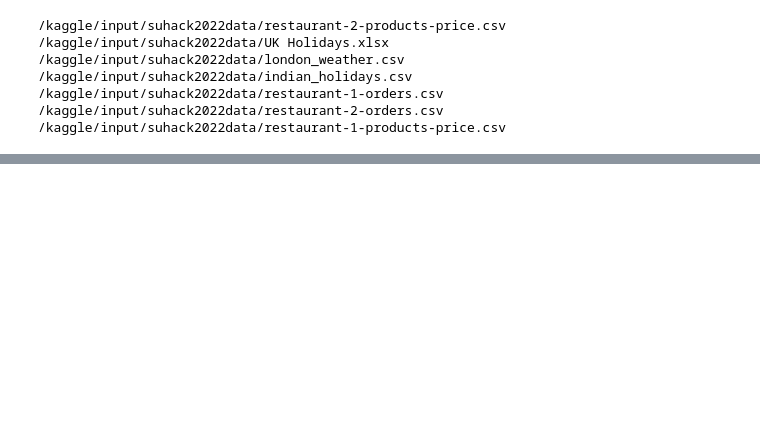
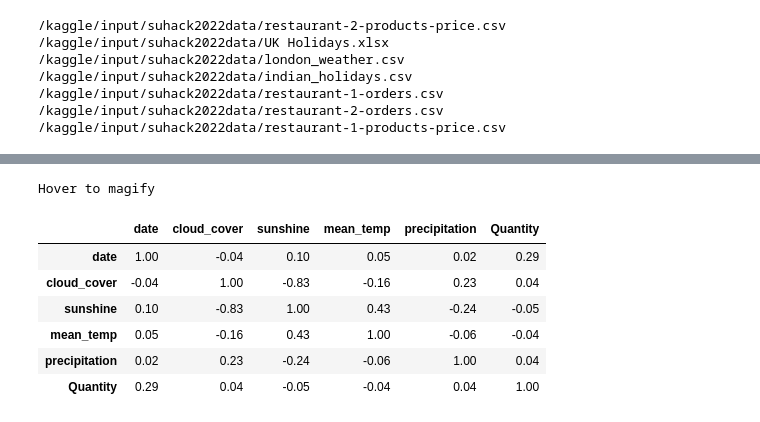
Before and after one commit to Rooitier/tenseandslow, a Jupyter notebook: 2022suhackathontenseandslow.ipynb, the cells around one changed output, grey strips where cells are left out. Cells and saved outputs as stored; diff of their text form; code cells hidden in the pictures; blank space fills up the shorter version.

```diff
--- a/2022suhackathontenseandslow.ipynb
+++ b/2022suhackathontenseandslow.ipynb
@@ -44,0 +122,52 @@ False
+# %%
+# Predict daily demand and then week demand, weather information and holidays (seasons)
+
+# Features: {Date, Cloud Cover, Sunshine, Mean Temp, Precipitation} and Ouput: Quantity
+rest1concat['date'] = rest1concat['date'].apply(lambda x: x.value)
+rest2concat['date'] = rest2concat['date'].apply(lambda x: x.value)
+
+rest1x = rest1concat[['date','cloud_cover','sunshine','mean_temp','precipitation','Quantity']]
+rest2x = rest2concat[['date','cloud_cover','sunshine','mean_temp','precipitation','Quantity']]
+# %%
+# Use correlation matrix to investigate elements
+
+def Correlation_Matrix(X,Y):
+
+    corrS = X.corr()
+    corrB = Y.corr()
+    cmap = cmap =sns.diverging_palette(5, 250, as_cmap=True)
+    def magnify():
+        return [dict(selector="th",
+                     props=[("font-size", "7pt")]),
+                dict(selector="td",
+                     props=[('padding', "0em 0em")]),
+                dict(selector="th:hover",
+                     props=[("font-size", "12pt")]),
+                dict(selector="tr:hover td:hover",
+                     props=[('max-width', '200px'),
+                            ('font-size', '12pt')])
+    ]
+
+    S_corrmatrix = corrS.style.background_gradient(cmap, axis=0)\
+        .set_properties(**{'max-width': '80px', 'font-size': '10pt'})\
+        .set_caption("Hover to magify")\
+        .set_precision(2)\
+        .set_table_styles(magnify())
+    B_corrmatrix = corrB.style.background_gradient(cmap, axis=0)\
+        .set_properties(**{'max-width': '80px', 'font-size': '10pt'})\
+        .set_caption("Hover to magify")\
+        .set_precision(2)\
+        .set_table_styles(magnify())
+    return S_corrmatrix, B_corrmatrix
+
+matrixS, matrixB = Correlation_Matrix(rest1x,rest1x)
+matrixS
+# %% [output]
+Hover to magify
+|  | date | cloud_cover | sunshine | mean_temp | precipitation | Quantity |
+| date | 1.00 | -0.04 | 0.10 | 0.05 | 0.02 | 0.29 |
+| cloud_cover | -0.04 | 1.00 | -0.83 | -0.16 | 0.23 | 0.04 |
+| sunshine | 0.10 | -0.83 | 1.00 | 0.43 | -0.24 | -0.05 |
+| mean_temp | 0.05 | -0.16 | 0.43 | 1.00 | -0.06 | -0.04 |
+| precipitation | 0.02 | 0.23 | -0.24 | -0.06 | 1.00 | 0.04 |
+| Quantity | 0.29 | 0.04 | -0.05 | -0.04 | 0.04 | 1.00 |
```
Also changed, not shown: parts of 8 cells of this notebook.
